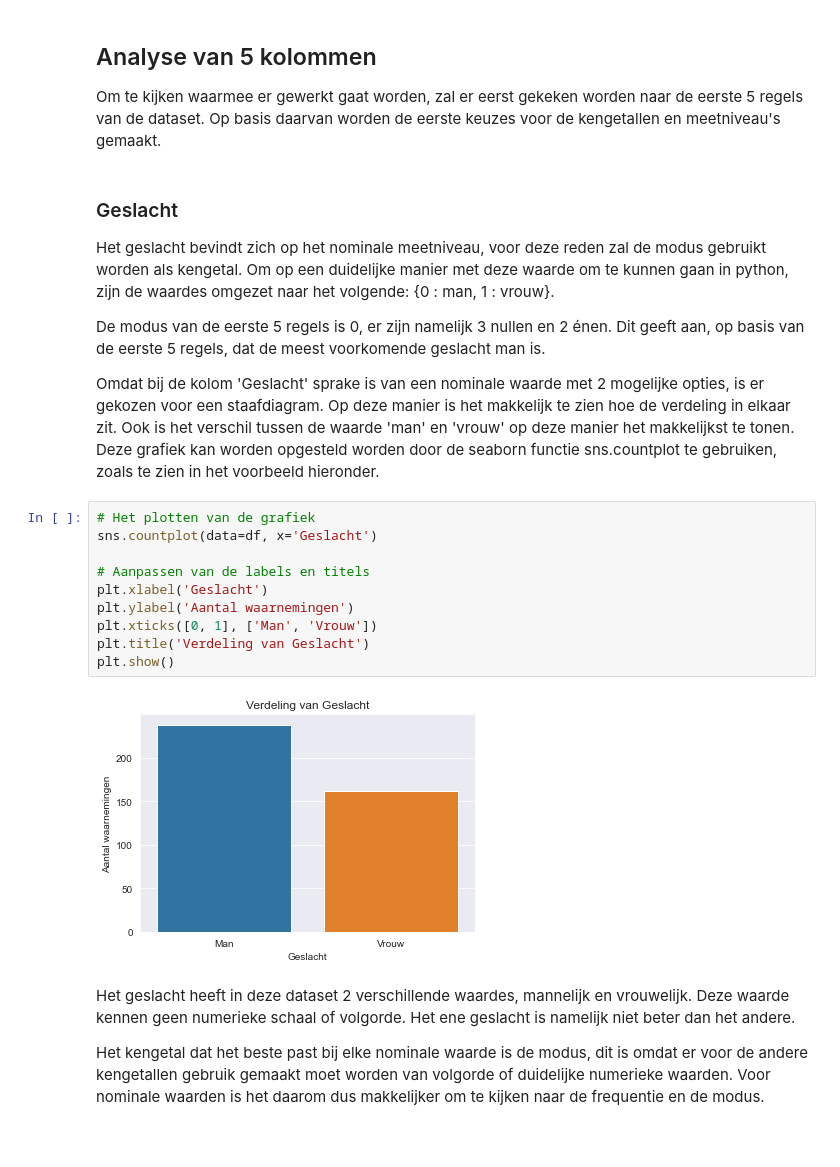
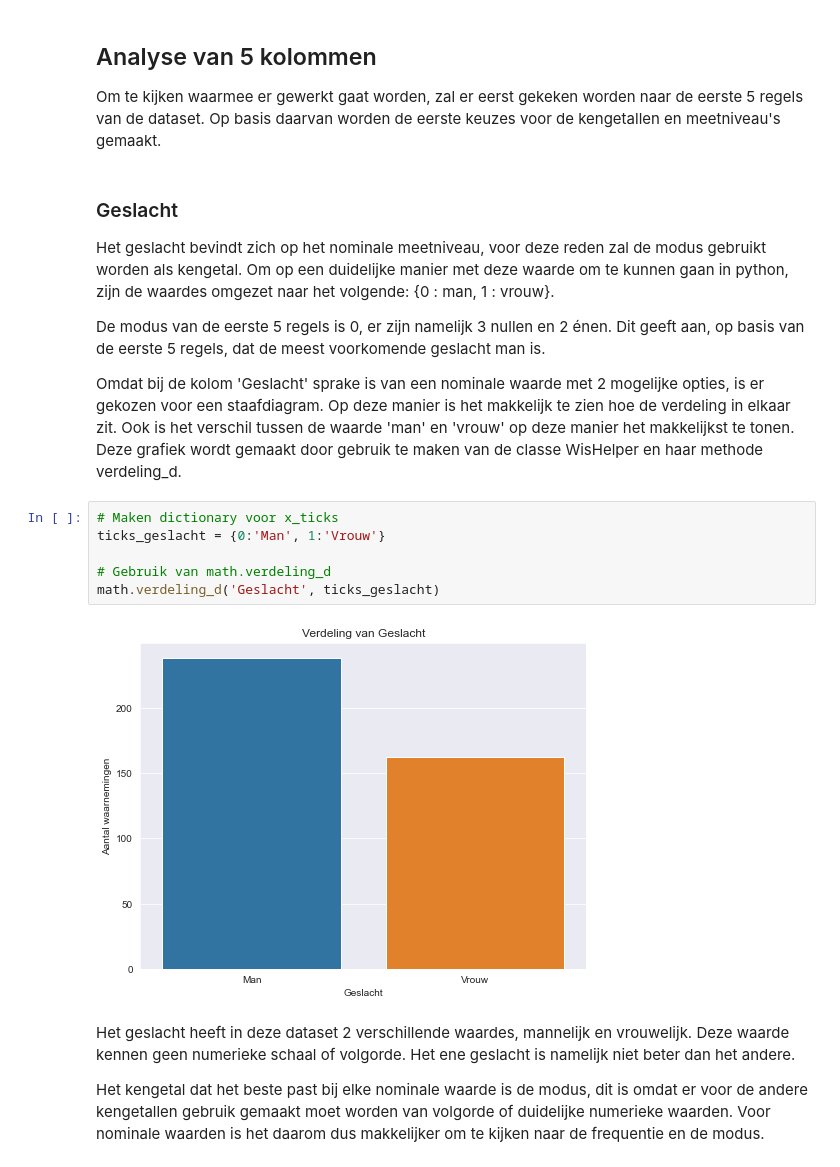
Before and after one commit to BJHeemskerk/WisPort11, a Jupyter notebook: WiskundeII_Portfolio.ipynb, the cells around one changed output. Cells and saved outputs as stored; diff of their text form; blank space fills up the shorter version.

```diff
--- a/WiskundeII_Portfolio.ipynb
+++ b/WiskundeII_Portfolio.ipynb
@@ -121,19 +331,15 @@ Het geslacht bevindt zich op het nominale meetniveau, voor deze reden zal de mod
 
 De modus van de eerste 5 regels is 0, er zijn namelijk 3 nullen en 2 énen. Dit geeft aan, op basis van de eerste 5 regels, dat de meest voorkomende geslacht man is.
 
-Omdat bij de kolom 'Geslacht' sprake is van een nominale waarde met 2 mogelijke opties, is er gekozen voor een staafdiagram. Op deze manier is het makkelijk te zien hoe de verdeling in elkaar zit. Ook is het verschil tussen de waarde 'man' en 'vrouw' op deze manier het makkelijkst te tonen. Deze grafiek kan worden opgesteld worden door de seaborn functie sns.countplot te gebruiken, zoals te zien in het voorbeeld hieronder.
+Omdat bij de kolom 'Geslacht' sprake is van een nominale waarde met 2 mogelijke opties, is er gekozen voor een staafdiagram. Op deze manier is het makkelijk te zien hoe de verdeling in elkaar zit. Ook is het verschil tussen de waarde 'man' en 'vrouw' op deze manier het makkelijkst te tonen. Deze grafiek wordt gemaakt door gebruik te maken van de classe WisHelper en haar methode verdeling_d.
 # %%
-# Het plotten van de grafiek
-sns.countplot(data=df, x='Geslacht')
+# Maken dictionary voor x_ticks
+ticks_geslacht = {0:'Man', 1:'Vrouw'}
 
-# Aanpassen van de labels en titels
-plt.xlabel('Geslacht')
-plt.ylabel('Aantal waarnemingen')
-plt.xticks([0, 1], ['Man', 'Vrouw'])
-plt.title('Verdeling van Geslacht')
-plt.show()
+# Gebruik van math.verdeling_d
+math.verdeling_d('Geslacht', ticks_geslacht)
 # %% [output]
-[figure, old version]
+[figure, new version]
 # %% [markdown]
 Het geslacht heeft in deze dataset 2 verschillende waardes, mannelijk en vrouwelijk. Deze waarde kennen geen numerieke schaal of volgorde. Het ene geslacht is namelijk niet beter dan het andere.
 
```
Also changed, not shown: parts of 67 cells of this notebook, 1 other file.
